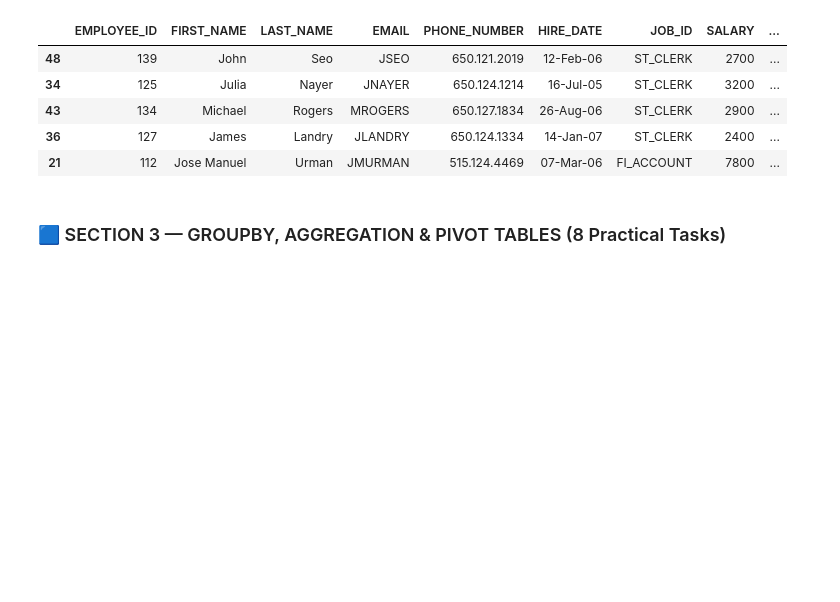
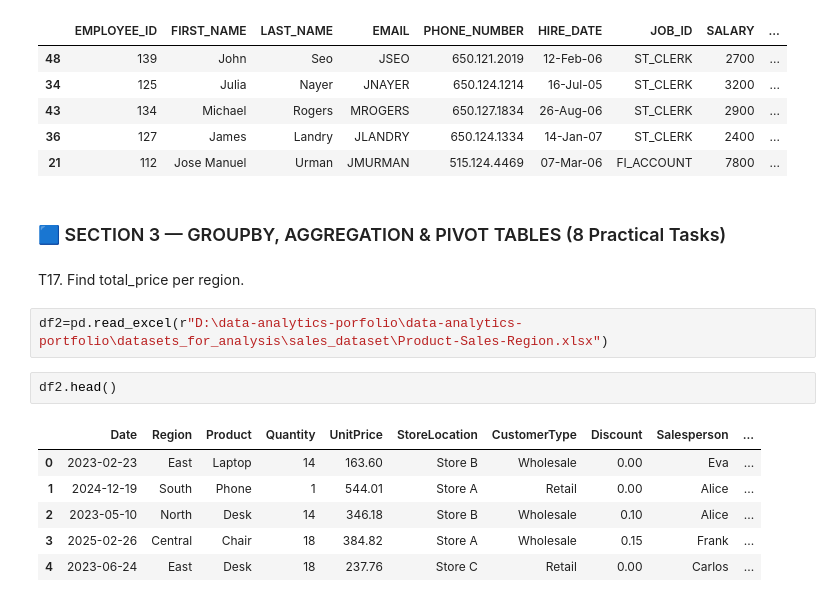
Before and after one commit to sagarnbeedi-analytics/data-analytics-portfolio, a Jupyter notebook: PYTHON/practicing_python_libraries/python_files/pandas.ipynb, the cells around one changed output. Drawn from its saved outputs; the diff is of its cells as text; blank space fills up the shorter version.

```diff
--- a/PYTHON/practicing_python_libraries/python_files/pandas.ipynb
+++ b/PYTHON/practicing_python_libraries/python_files/pandas.ipynb
@@ -437,3 +437,16 @@ df1.sample(frac=0.1)
 | 21 | 112 | Jose Manuel | Urman | JMURMAN | 515.124.4469 | 07-Mar-06 | FI_ACCOUNT | 7800 | ... |
 # %% [markdown]
 ### 🟦 SECTION 3 — GROUPBY, AGGREGATION & PIVOT TABLES (8 Practical Tasks)
+# %% [markdown]
+T17. Find total_price per region.
+# %%
+df2=pd.read_excel(r"D:\data-analytics-porfolio\data-analytics-portfolio\datasets_for_analysis\sales_dataset\Product-Sales-Region.xlsx")
+# %%
+df2.head()
+# %% [output]
+|  | Date | Region | Product | Quantity | UnitPrice | StoreLocation | CustomerType | Discount | Salesperson | ... |
+| 0 | 2023-02-23 | East | Laptop | 14 | 163.60 | Store B | Wholesale | 0.00 | Eva | ... |
+| 1 | 2024-12-19 | South | Phone | 1 | 544.01 | Store A | Retail | 0.00 | Alice | ... |
+| 2 | 2023-05-10 | North | Desk | 14 | 346.18 | Store B | Wholesale | 0.10 | Alice | ... |
+| 3 | 2025-02-26 | Central | Chair | 18 | 384.82 | Store A | Wholesale | 0.15 | Frank | ... |
+| 4 | 2023-06-24 | East | Desk | 18 | 237.76 | Store C | Retail | 0.00 | Carlos | ... |
```
Also changed, not shown: parts of 1 cell of this notebook, 1 other file.
